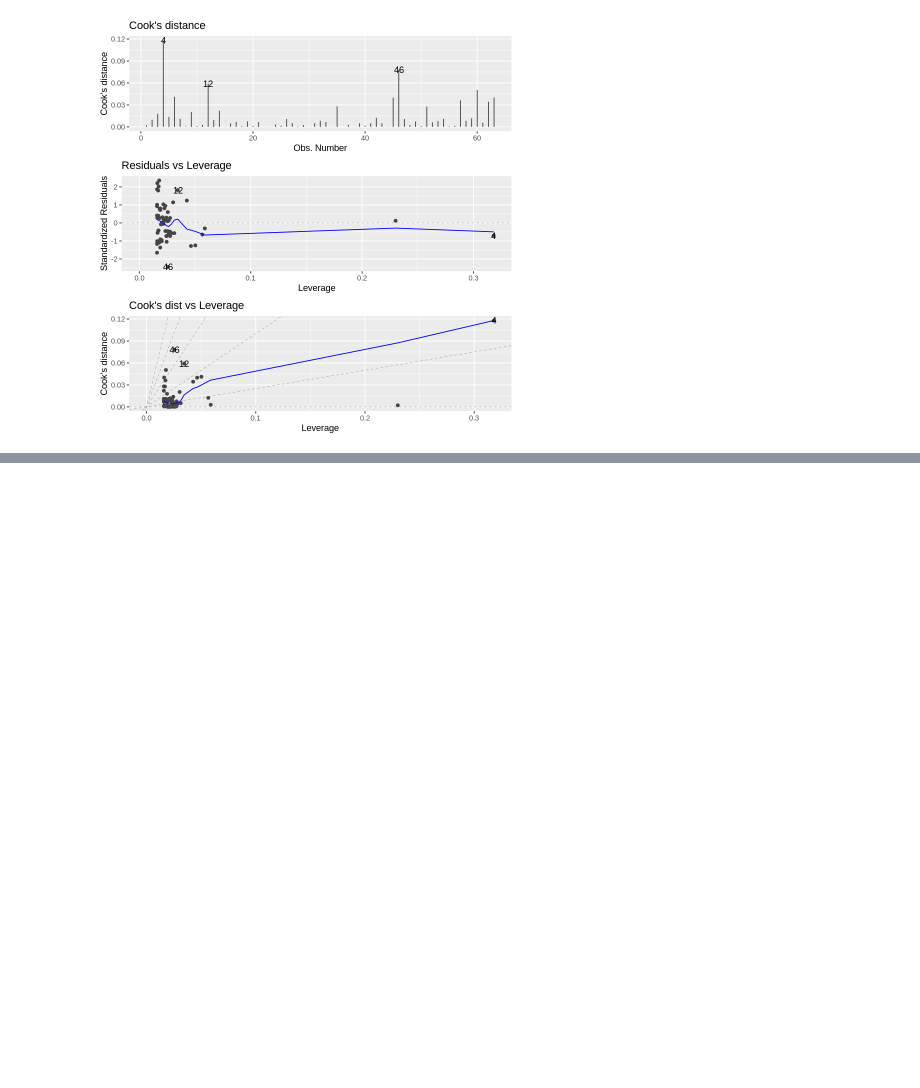
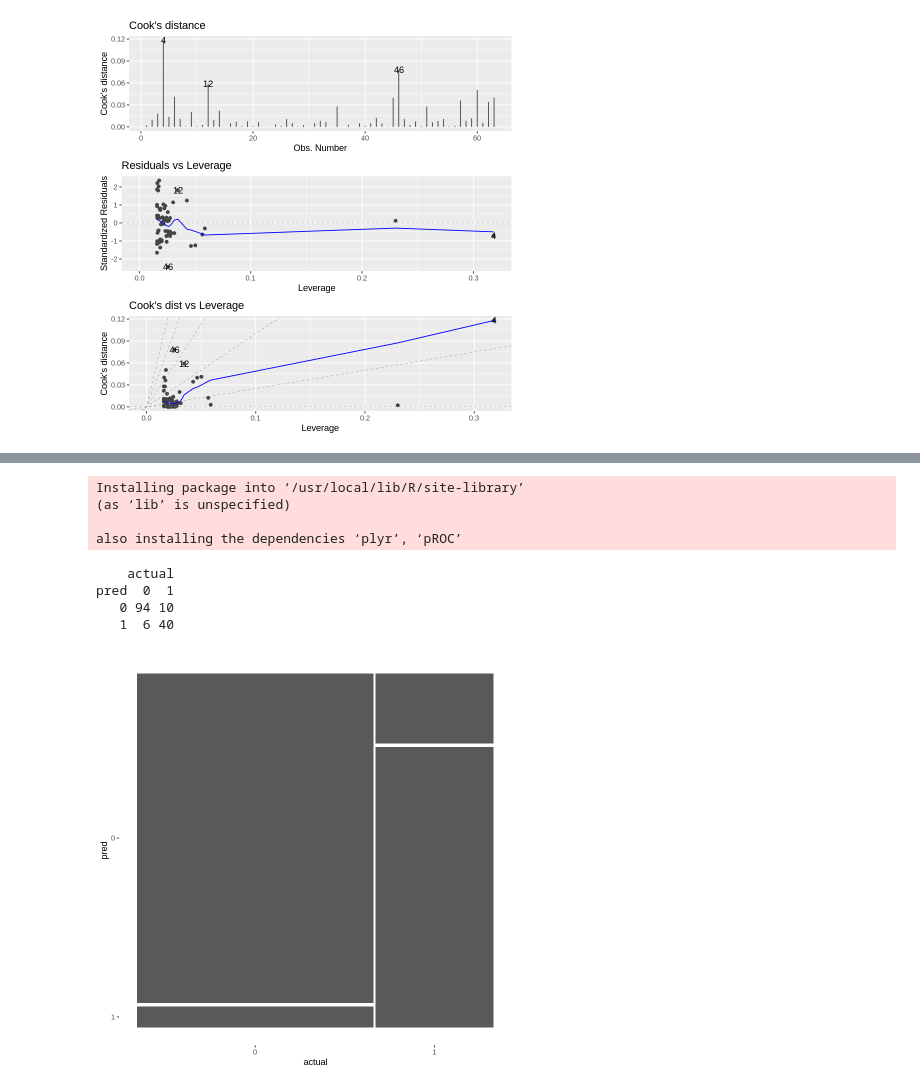
Before and after one commit to polaroidz/polaroidz, a Jupyter notebook: Regression_in_R.ipynb, the cells around one changed output, grey strips where cells are left out. Saved outputs shown, nothing was run; the diff lists cells and outputs as text; code cells hidden in the pictures; blank space fills up the shorter version.

```diff
--- a/Regression_in_R.ipynb
+++ b/Regression_in_R.ipynb
@@ -291,0 +397,20 @@ autoplot(model, which = 4:6, nrow = 3, ncol = 1)
+# %%
+install.packages("yardstick")
+# %% [output]
+Installing package into ‘/usr/local/lib/R/site-library’
+(as ‘lib’ is unspecified)
+
+also installing the dependencies ‘plyr’, ‘pROC’
+# %%
+confusion <- conf_mat(outcomes)
+
+confusion
+# %% [output]
+    actual
+pred  0  1
+   0 94 10
+   1  6 40
+# %%
+autoplot(confusion)
+# %% [output]
+[figure, added]
```
Also changed, not shown: parts of 11 cells of this notebook.
